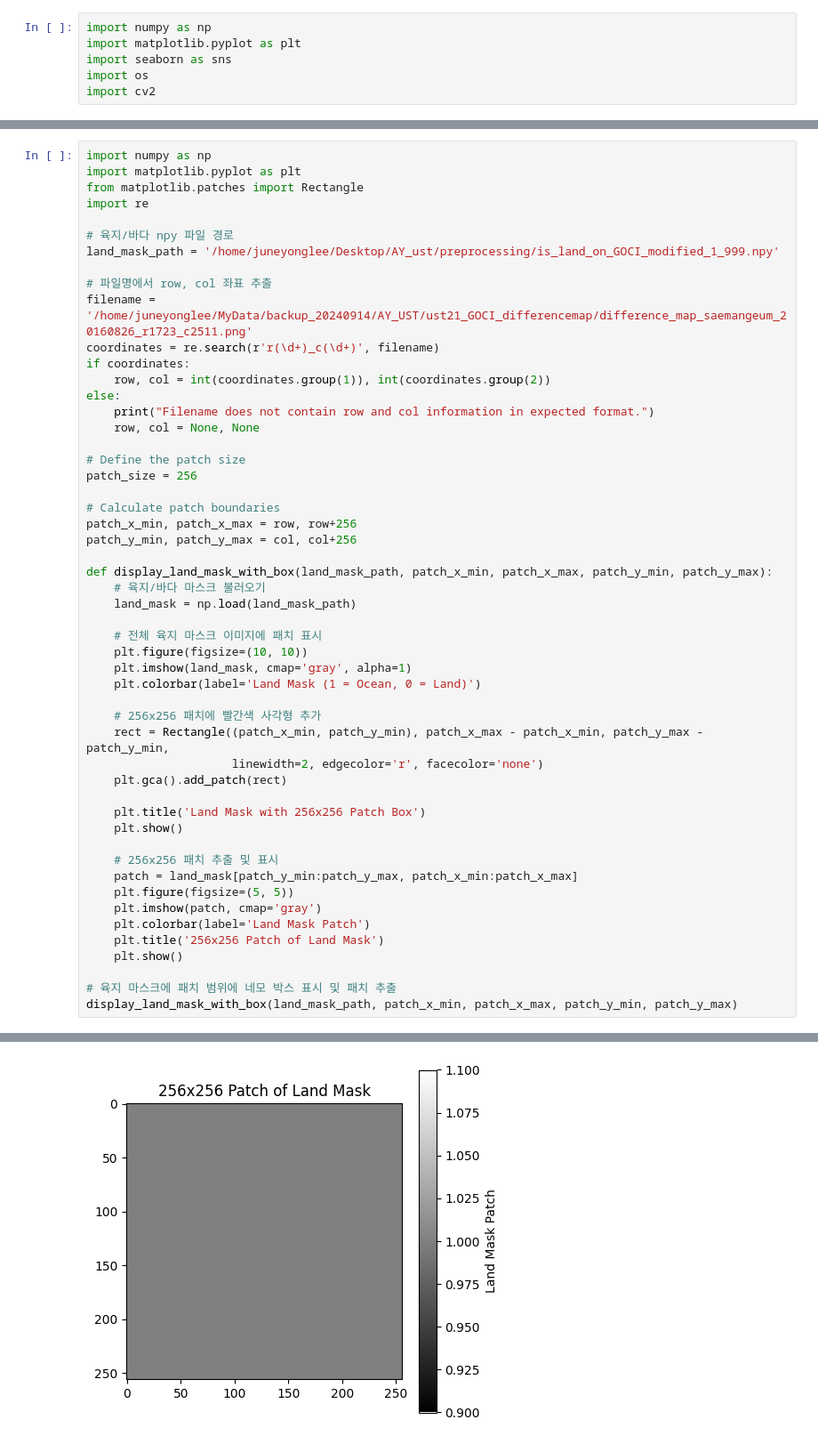
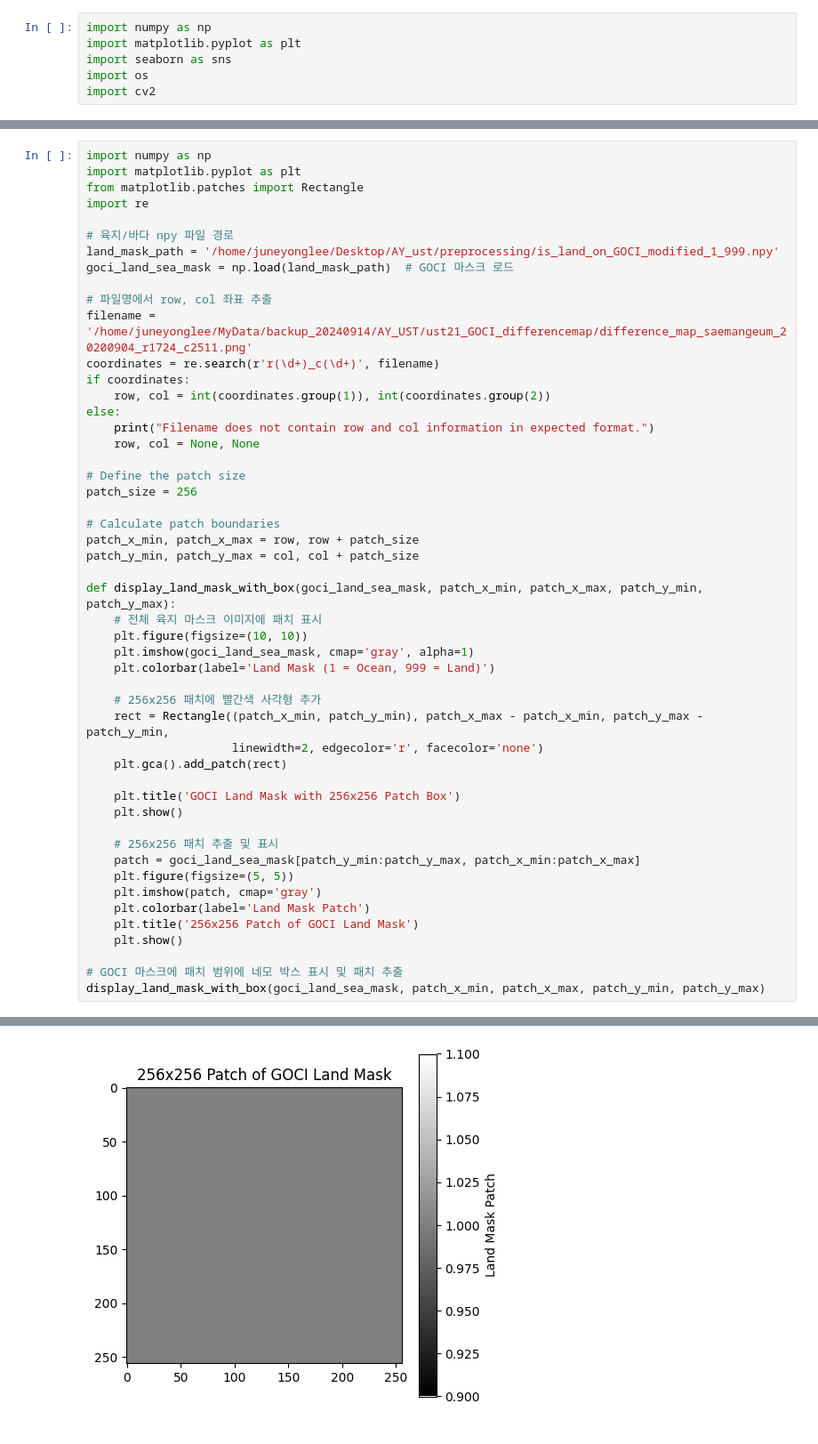
Before and after one commit to yousirong/marine_satellite_image_restoration, a Jupyter notebook: Notebook/2. visualize chl-a.ipynb, the cells around one changed output, grey strips where cells are left out. Shown at 89% size. Drawn from its saved outputs; the diff is of its cells as text.

```diff
--- a/Notebook/2. visualize chl-a.ipynb
+++ b/Notebook/2. visualize chl-a.ipynb
@@ -303,9 +364,10 @@ import re
 
 # 육지/바다 npy 파일 경로
 land_mask_path = '/home/juneyonglee/Desktop/AY_ust/preprocessing/is_land_on_GOCI_modified_1_999.npy'
+goci_land_sea_mask = np.load(land_mask_path)  # GOCI 마스크 로드
 
 # 파일명에서 row, col 좌표 추출
-filename = '/home/juneyonglee/MyData/backup_20240914/AY_UST/ust21_GOCI_differencemap/difference_map_saemangeum_20160826_r1723_c2511.png'
+filename = '/home/juneyonglee/MyData/backup_20240914/AY_UST/ust21_GOCI_differencemap/difference_map_saemangeum_20200904_r1724_c2511.png'
 coordinates = re.search(r'r(\d+)_c(\d+)', filename)
 if coordinates:
     row, col = int(coordinates.group(1)), int(coordinates.group(2))
@@ -317,34 +379,31 @@ else:
 patch_size = 256
 
 # Calculate patch boundaries
-patch_x_min, patch_x_max = row, row+256
-patch_y_min, patch_y_max = col, col+256
+patch_x_min, patch_x_max = row, row + patch_size
+patch_y_min, patch_y_max = col, col + patch_size
 
-def display_land_mask_with_box(land_mask_path, patch_x_min, patch_x_max, patch_y_min, patch_y_max):
-    # 육지/바다 마스크 불러오기
-    land_mask = np.load(land_mask_path)
-
+def display_land_mask_with_box(goci_land_sea_mask, patch_x_min, patch_x_max, patch_y_min, patch_y_max):
     # 전체 육지 마스크 이미지에 패치 표시
     plt.figure(figsize=(10, 10))
-    plt.imshow(land_mask, cmap='gray', alpha=1)
-    plt.colorbar(label='Land Mask (1 = Ocean, 0 = Land)')
+    plt.imshow(goci_land_sea_mask, cmap='gray', alpha=1)
+    plt.colorbar(label='Land Mask (1 = Ocean, 999 = Land)')
 
     # 256x256 패치에 빨간색 사각형 추가
     rect = Rectangle((patch_x_min, patch_y_min), patch_x_max - patch_x_min, patch_y_max - patch_y_min,
                      linewidth=2, edgecolor='r', facecolor='none')
     plt.gca().add_patch(rect)
 
-    plt.title('Land Mask with 256x256 Patch Box')
+    plt.title('GOCI Land Mask with 256x256 Patch Box')
     plt.show()
 
     # 256x256 패치 추출 및 표시
-    patch = land_mask[patch_y_min:patch_y_max, patch_x_min:patch_x_max]
+    patch = goci_land_sea_mask[patch_y_min:patch_y_max, patch_x_min:patch_x_max]
     plt.figure(figsize=(5, 5))
     plt.imshow(patch, cmap='gray')
     plt.colorbar(label='Land Mask Patch')
-    plt.title('256x256 Patch of Land Mask')
+    plt.title('256x256 Patch of GOCI Land Mask')
     plt.show()
 
-# 육지 마스크에 패치 범위에 네모 박스 표시 및 패치 추출
-display_land_mask_with_box(land_mask_path, patch_x_min, patch_x_max, patch_y_min, patch_y_max)
+# GOCI 마스크에 패치 범위에 네모 박스 표시 및 패치 추출
+display_land_mask_with_box(goci_land_sea_mask, patch_x_min, patch_x_max, patch_y_min, patch_y_max)
 # %% [output]
@@ -352 +411 @@ display_land_mask_with_box(land_mask_path, patch_x_min, patch_x_max, patch_y_min
-[figure, old version]
+[figure, new version]
```
Also changed, not shown: parts of 5 cells of this notebook, 12 other files.
